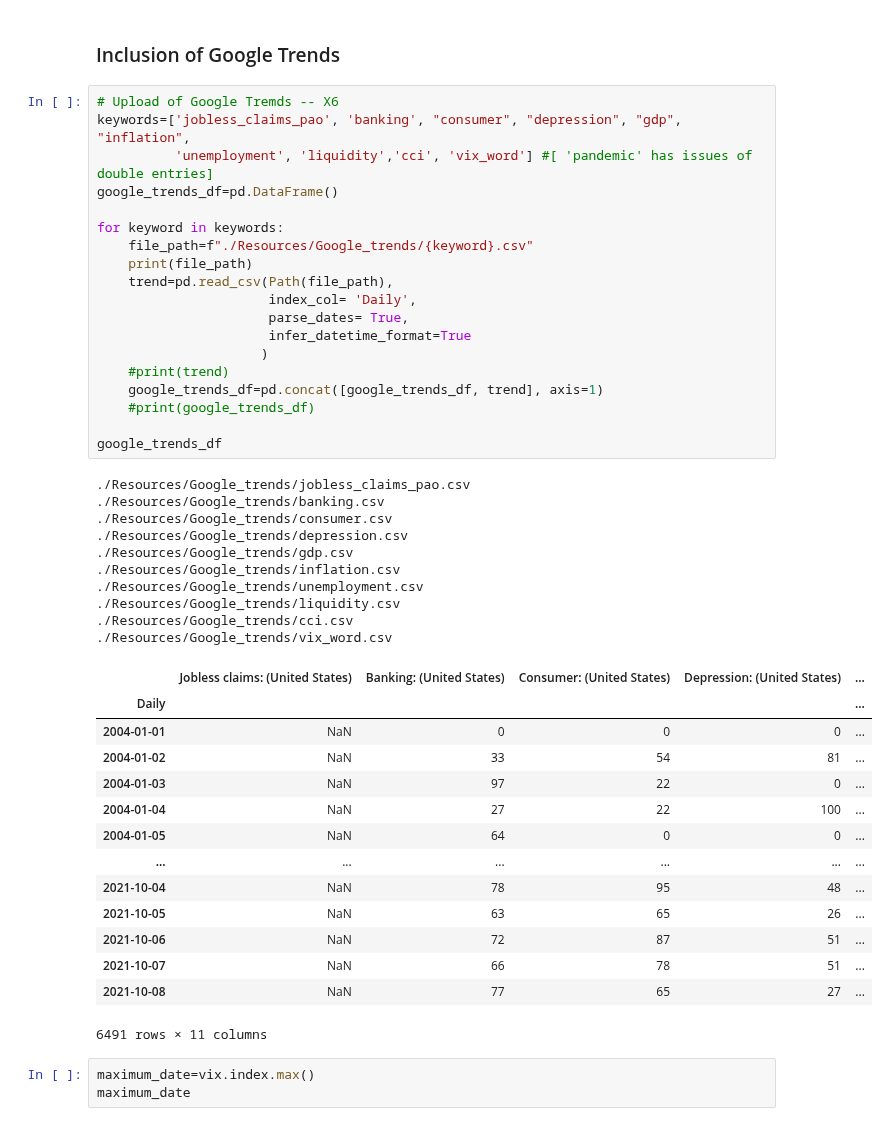
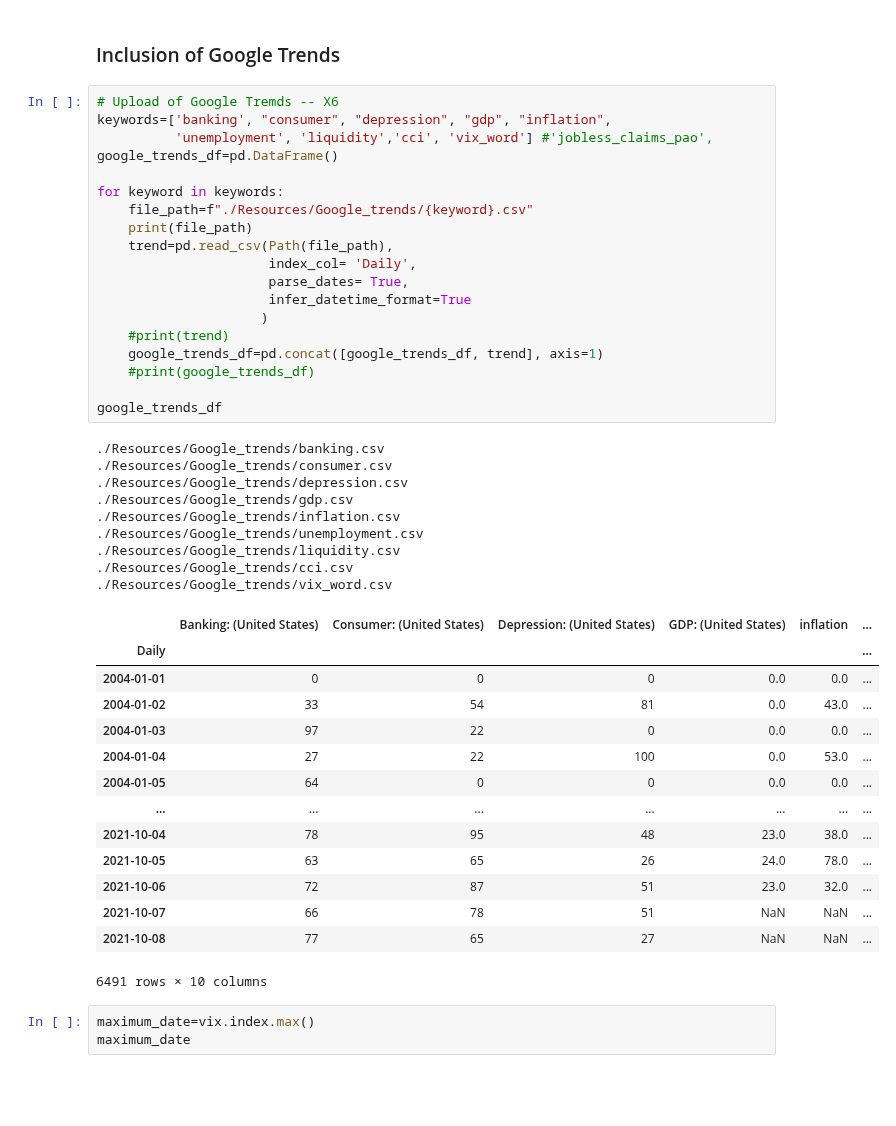
Before and after one commit to sangramsinghg/vix_predictor, a Jupyter notebook: Paola_adaBoost.ipynb, the cells around one changed output. Drawn from its saved outputs; the diff is of its cells as text; blank space fills up the shorter version.

```diff
--- a/Paola_adaBoost.ipynb
+++ b/Paola_adaBoost.ipynb
@@ -257,48 +277,47 @@ X5
 ### Inclusion of Google Trends
 # %%
 # Upload of Google Tremds -- X6
-keywords=['jobless_claims_pao', 'banking', "consumer", "depression", "gdp", "inflation",
-          'unemployment', 'liquidity','cci', 'vix_word'] #[ 'pandemic' has issues of double entries]
+keywords=['banking', "consumer", "depression", "gdp", "inflation",
+          'unemployment', 'liquidity','cci', 'vix_word'] #'jobless_claims_pao',
 google_trends_df=pd.DataFrame()
 
 for keyword in keywords:
     file_path=f"./Resources/Google_trends/{keyword}.csv"
     print(file_path)
     trend=pd.read_csv(Path(file_path),
                       index_col= 'Daily',
                       parse_dates= True,
                       infer_datetime_format=True
                      )
     #print(trend)
     google_trends_df=pd.concat([google_trends_df, trend], axis=1)
     #print(google_trends_df)
 
 google_trends_df
 # %% [output]
-./Resources/Google_trends/jobless_claims_pao.csv
 ./Resources/Google_trends/banking.csv
 ./Resources/Google_trends/consumer.csv
 ./Resources/Google_trends/depression.csv
 ./Resources/Google_trends/gdp.csv
 ./Resources/Google_trends/inflation.csv
 ./Resources/Google_trends/unemployment.csv
 ./Resources/Google_trends/liquidity.csv
 ./Resources/Google_trends/cci.csv
 ./Resources/Google_trends/vix_word.csv
-|  | Jobless claims: (United States) | Banking: (United States) | Consumer: (United States) | Depression: (United States) | ... |
-| Daily |  |  |  |  | ... |
-| 2004-01-01 | NaN | 0 | 0 | 0 | ... |
-| 2004-01-02 | NaN | 33 | 54 | 81 | ... |
-| 2004-01-03 | NaN | 97 | 22 | 0 | ... |
-| 2004-01-04 | NaN | 27 | 22 | 100 | ... |
-| 2004-01-05 | NaN | 64 | 0 | 0 | ... |
-| ... | ... | ... | ... | ... | ... |
-| 2021-10-04 | NaN | 78 | 95 | 48 | ... |
-| 2021-10-05 | NaN | 63 | 65 | 26 | ... |
-| 2021-10-06 | NaN | 72 | 87 | 51 | ... |
-| 2021-10-07 | NaN | 66 | 78 | 51 | ... |
-| 2021-10-08 | NaN | 77 | 65 | 27 | ... |
+|  | Banking: (United States) | Consumer: (United States) | Depression: (United States) | GDP: (United States) | inflation | ... |
+| Daily |  |  |  |  |  | ... |
+| 2004-01-01 | 0 | 0 | 0 | 0.0 | 0.0 | ... |
+| 2004-01-02 | 33 | 54 | 81 | 0.0 | 43.0 | ... |
+| 2004-01-03 | 97 | 22 | 0 | 0.0 | 0.0 | ... |
+| 2004-01-04 | 27 | 22 | 100 | 0.0 | 53.0 | ... |
+| 2004-01-05 | 64 | 0 | 0 | 0.0 | 0.0 | ... |
+| ... | ... | ... | ... | ... | ... | ... |
+| 2021-10-04 | 78 | 95 | 48 | 23.0 | 38.0 | ... |
+| 2021-10-05 | 63 | 65 | 26 | 24.0 | 78.0 | ... |
+| 2021-10-06 | 72 | 87 | 51 | 23.0 | 32.0 | ... |
+| 2021-10-07 | 66 | 78 | 51 | NaN | NaN | ... |
+| 2021-10-08 | 77 | 65 | 27 | NaN | NaN | ... |
-6491 rows × 11 columns
+6491 rows × 10 columns
 # %%
 maximum_date=vix.index.max()
 maximum_date
```
Also changed, not shown: parts of 14 cells of this notebook.
